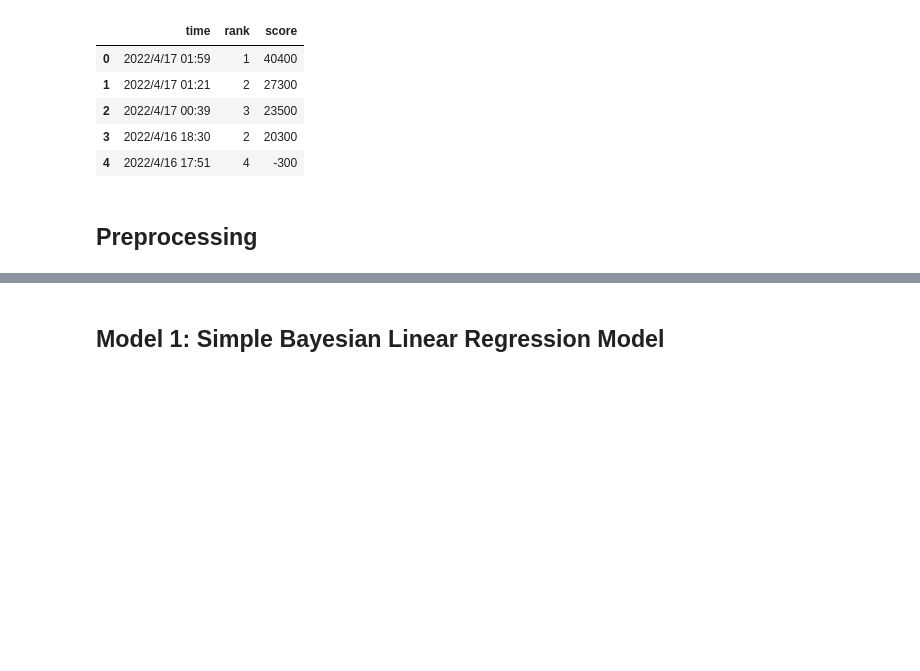
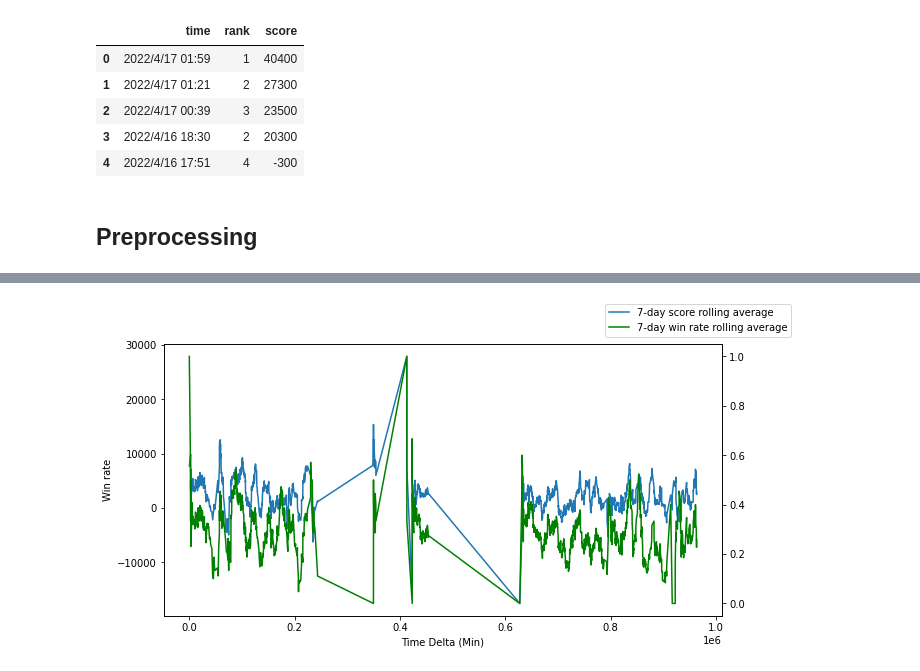
Before and after one commit to enjuichang/mahjong-soul-model, a Jupyter notebook: model.ipynb, the cells around one changed output, grey strips where cells are left out. Cells and saved outputs as stored; diff of their text form; code cells hidden in the pictures; blank space fills up the shorter version.

```diff
--- a/model.ipynb
+++ b/model.ipynb
@@ -88,2 +111,15 @@ plt.show()
-# %% [markdown]
-## Model 1: Simple Bayesian Linear Regression Model
+# %%
+# Plot data
+fig, ax1 = plt.subplots(figsize = (10,5))
+ax1.plot(df['time_delta_min'], df["7d_avg_score"], label = "7-day score rolling average")
+
+ax2 = ax1.twinx()
+ax2.plot(df['time_delta_min'], df["7d_avg_win"], color= "green",label = "7-day win rate rolling average")
+ax1.set_xlabel("Time Delta (Min)")
+ax1.set_ylabel("Score")
+ax1.set_ylabel("Win rate")
+
+fig.legend()
+plt.show()
+# %% [output]
+[figure, added]
```
Also changed, not shown: parts of 58 cells of this notebook, 12 other files.
